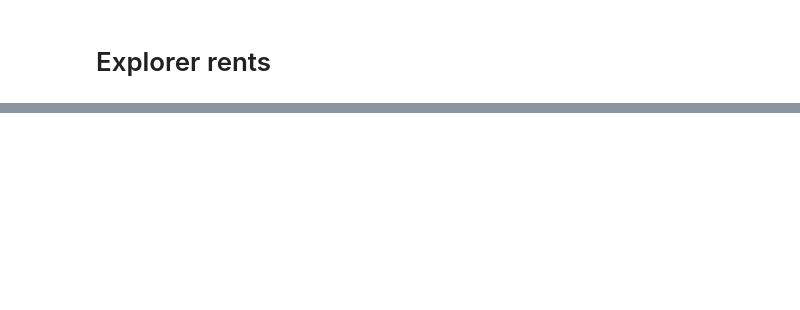
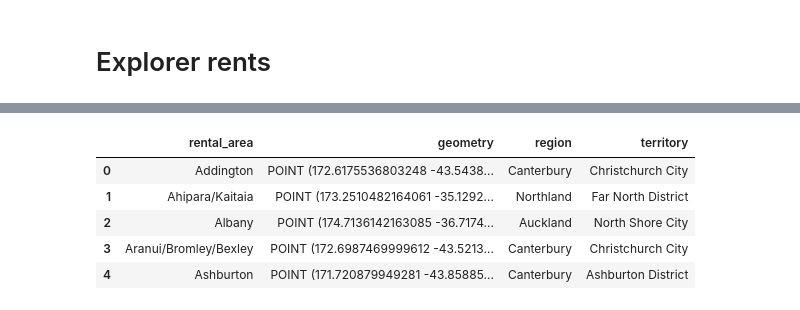
Before and after one commit to araichev/affordability_nz, a Jupyter notebook: ipynb/prototyping.ipynb, the cells around one changed output, grey strips where cells are left out. Saved outputs shown, nothing was run; the diff lists cells and outputs as text; code cells hidden in the pictures; blank space fills up the shorter version.

```diff
--- a/ipynb/prototyping.ipynb
+++ b/ipynb/prototyping.ipynb
@@ -17,12 +56,11 @@ CRS_WGS84 = {'init': 'epsg:4326'}
 # %%
 # Read Shapefile
 
-path = DATA_DIR/'raw'/'NZ_AU01_region.shp'
+path = DATA_DIR/'raw'/'NZ_AU01_region_simplified'/'NZ_AU01_region.shp'
 au = gpd.read_file(str(path))
-au.crs = CRS_NZTM
+au.crs = CRS_NZGD49
 au = au.to_crs(CRS_WGS84)
 au = au.rename(columns={'AU01': 'au2001', 'AU_DESC': 'au_name'})
 print(au.shape)
 print(au.head())
-
 au.head().plot()
@@ -67,10 +75,14 @@ f.head()
 # %%
-# Merge geodata and region info and write to file
+# Merge geodata and metadata, drop null regions, and write to file
 
-g = au.merge(f, on='au2001')
-print(g.shape)
-print(g.head())
+path = DATA_DIR/'au2001.csv'
+f = pd.read_csv(path, dtype={'au2001': str})
+
+g = au.merge(f[['au2001', 'territory', 'region', 'rental_area']])
+g = g[g['region'].notnull()].copy()
 
 path = DATA_DIR/'au2001.geojson'
 with path.open('w') as tgt:
     tgt.write(g.to_json())
+
+g.head()
@@ -95 +91,14 @@ with path.open('w') as tgt:
+# %%
+# Dissolve area units by area unit group
+
+path = DATA_DIR/'au2001.geojson'
+au = gpd.read_file(str(path))
+
+ra = au[['rental_area', 'region', 'territory', 'geometry']].dissolve(by='rental_area').reset_index()
+
+path = DATA_DIR/'rental_areas.geojson'
+with path.open('w') as tgt:
+    tgt.write(ra.to_json())
+
+ra.head()
 # %% [markdown]
@@ -238,0 +223,22 @@ a.groupby('num_bedrooms').apply(hits).reset_index()
+# %%
+def pt(group):
+    d = {}
+    d['geometry'] = so.unary_union(group['geometry']).representative_point()
+    d['territory'] = group['territory'].iat[0]
+    d['region'] = group['region'].iat[0]
+    return pd.Series(d)
+
+g = gpd.GeoDataFrame(f.groupby('rental_area').apply(pt).reset_index())
+
+path = DATA_DIR/'rental_area_points.geojson'
+with path.open('w') as tgt:
+    tgt.write(g.to_json())
+
+g.head()
+# %% [output]
+|  | rental_area | geometry | region | territory |
+| 0 | Addington | POINT (172.6175536803248 -43.5438... | Canterbury | Christchurch City |
+| 1 | Ahipara/Kaitaia | POINT (173.2510482164061 -35.1292... | Northland | Far North District |
+| 2 | Albany | POINT (174.7136142163085 -36.7174... | Auckland | North Shore City |
+| 3 | Aranui/Bromley/Bexley | POINT (172.6987469999612 -43.5213... | Canterbury | Christchurch City |
+| 4 | Ashburton | POINT (171.720879949281 -43.85885... | Canterbury | Ashburton District |
```
Also changed, not shown: parts of 16 cells of this notebook, 24 other files.
